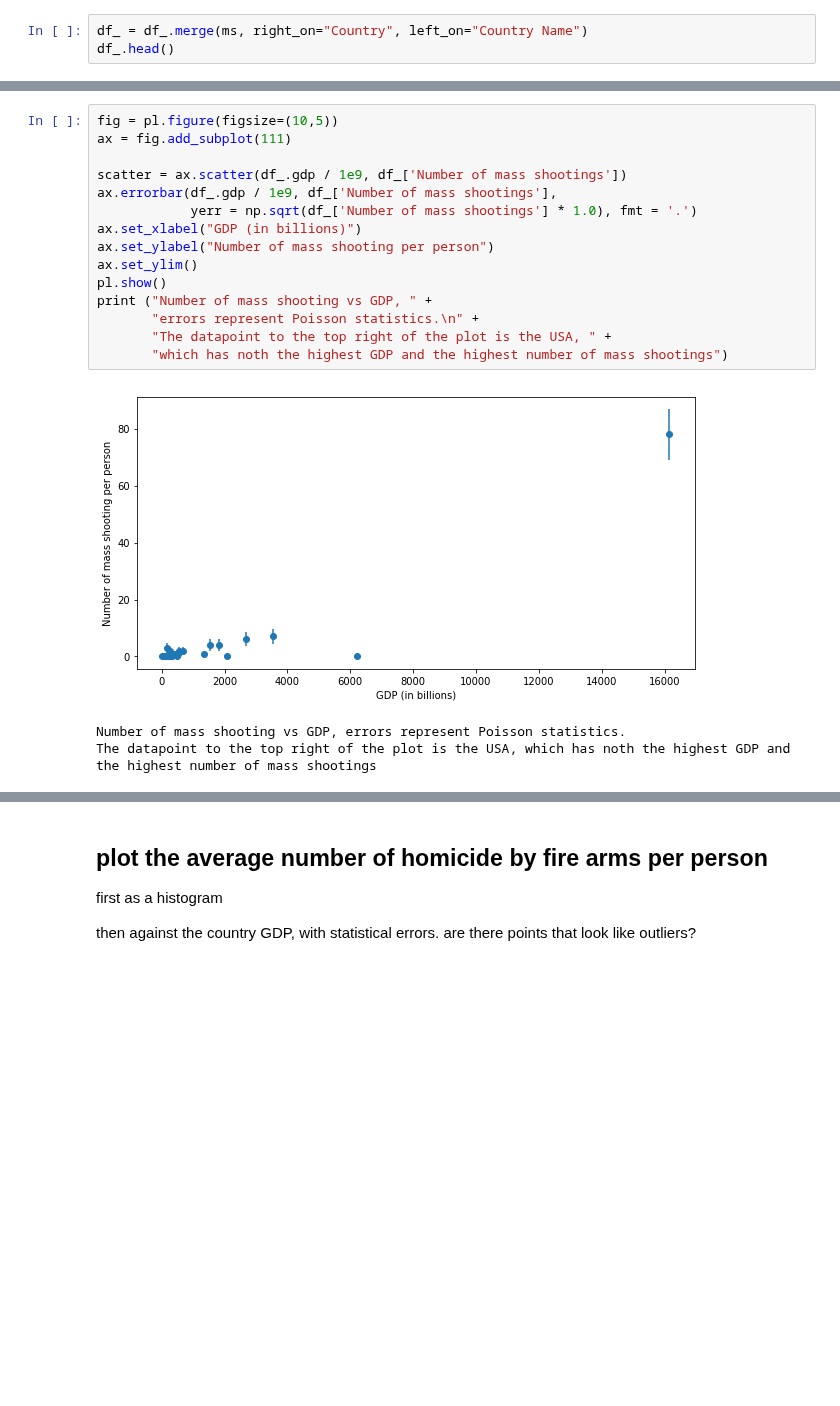
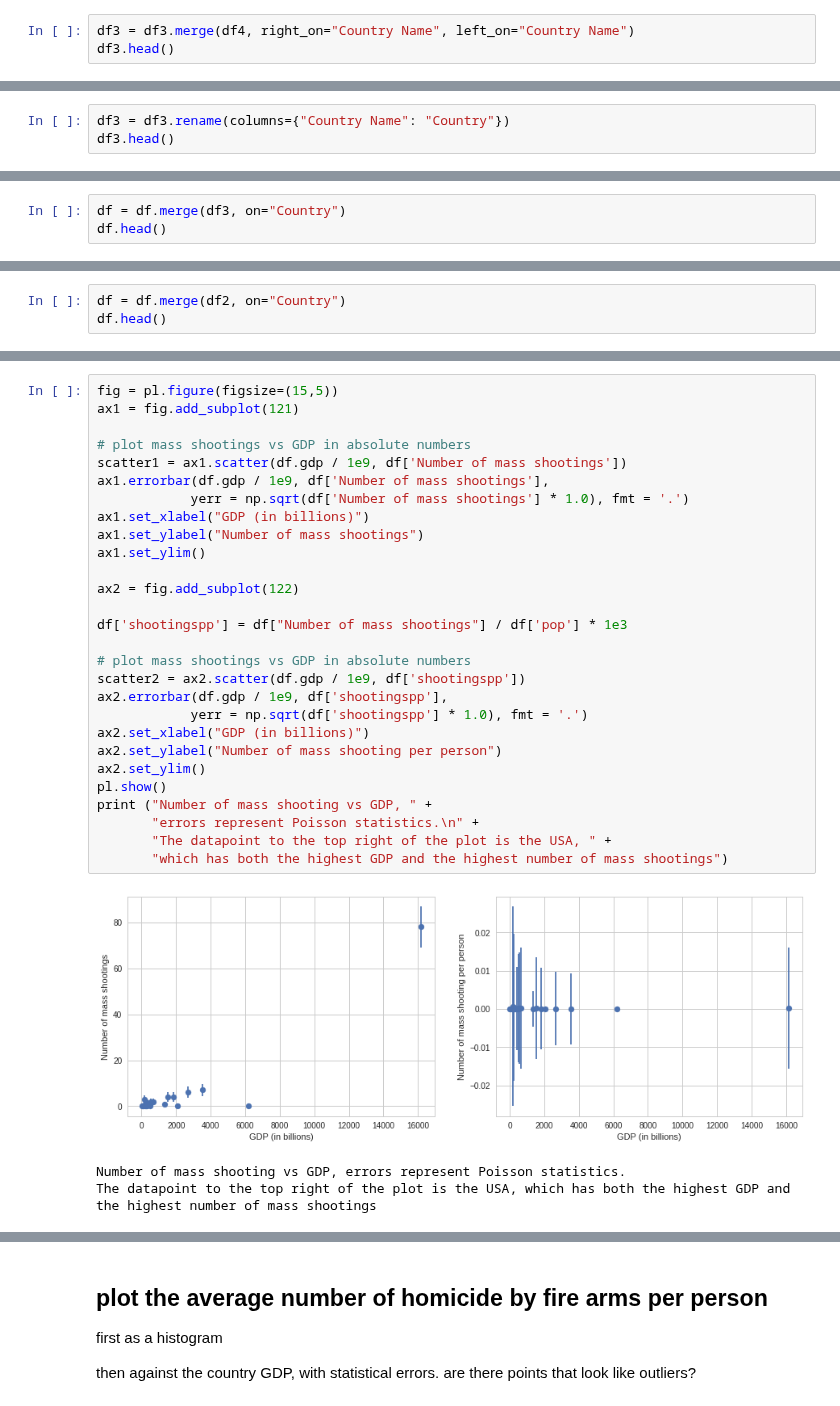
Before and after one commit to qiuyliu/PUI2017_uc288, a Jupyter notebook: HW5_uc288/Assignment3_uc288.ipynb, the cells around one changed output, grey strips where cells are left out. Saved outputs shown, nothing was run; the diff lists cells and outputs as text; blank space fills up the shorter version.

```diff
--- a/HW5_uc288/Assignment3_uc288.ipynb
+++ b/HW5_uc288/Assignment3_uc288.ipynb
@@ -77,4 +123,4 @@ df2.head()
 # %%
-df_ = df_.merge(ms, right_on="Country", left_on="Country Name")
-df_.head()
+df3 = df3.merge(df4, right_on="Country Name", left_on="Country Name")
+df3.head()
 # %% [output]
@@ -87,0 +133,3 @@ Populating the interactive namespace from numpy and matplotlib
+# %%
+df3 = df3.rename(columns={"Country Name": "Country"})
+df3.head()
@@ -87,0 +143,3 @@ Populating the interactive namespace from numpy and matplotlib
+# %%
+df = df.merge(df3, on="Country")
+df.head()
@@ -87,0 +153,3 @@ Populating the interactive namespace from numpy and matplotlib
+# %%
+df = df.merge(df2, on="Country")
+df.head()
@@ -94,22 +173,35 @@ Use Poisson statistics for the errorbars on the number of mass shootings (option
 
 Are there any points that look like they may be outilers?
 # %%
-fig = pl.figure(figsize=(10,5))
-ax = fig.add_subplot(111)
+fig = pl.figure(figsize=(15,5))
+ax1 = fig.add_subplot(121)
 
-scatter = ax.scatter(df_.gdp / 1e9, df_['Number of mass shootings'])
-ax.errorbar(df_.gdp / 1e9, df_['Number of mass shootings'],
-            yerr = np.sqrt(df_['Number of mass shootings'] * 1.0), fmt = '.')
-ax.set_xlabel("GDP (in billions)")
-ax.set_ylabel("Number of mass shooting per person")
-ax.set_ylim()
+# plot mass shootings vs GDP in absolute numbers
+scatter1 = ax1.scatter(df.gdp / 1e9, df['Number of mass shootings'])
+ax1.errorbar(df.gdp / 1e9, df['Number of mass shootings'],
+            yerr = np.sqrt(df['Number of mass shootings'] * 1.0), fmt = '.')
+ax1.set_xlabel("GDP (in billions)")
+ax1.set_ylabel("Number of mass shootings")
+ax1.set_ylim()
+
+ax2 = fig.add_subplot(122)
+
+df['shootingspp'] = df["Number of mass shootings"] / df['pop'] * 1e3
+
+# plot mass shootings vs GDP in absolute numbers
+scatter2 = ax2.scatter(df.gdp / 1e9, df['shootingspp'])
+ax2.errorbar(df.gdp / 1e9, df['shootingspp'],
+            yerr = np.sqrt(df['shootingspp'] * 1.0), fmt = '.')
+ax2.set_xlabel("GDP (in billions)")
+ax2.set_ylabel("Number of mass shooting per person")
+ax2.set_ylim()
 pl.show()
 print ("Number of mass shooting vs GDP, " +
        "errors represent Poisson statistics.\n" +
        "The datapoint to the top right of the plot is the USA, " +
-       "which has noth the highest GDP and the highest number of mass shootings")
+       "which has both the highest GDP and the highest number of mass shootings")
 # %% [output]
-[figure, old version]
+[figure, new version]
 Number of mass shooting vs GDP, errors represent Poisson statistics.
-The datapoint to the top right of the plot is the USA, which has noth the highest GDP and the highest number of mass shootings
+The datapoint to the top right of the plot is the USA, which has both the highest GDP and the highest number of mass shootings
 # %% [markdown]
```
Also changed, not shown: parts of 34 cells of this notebook.
